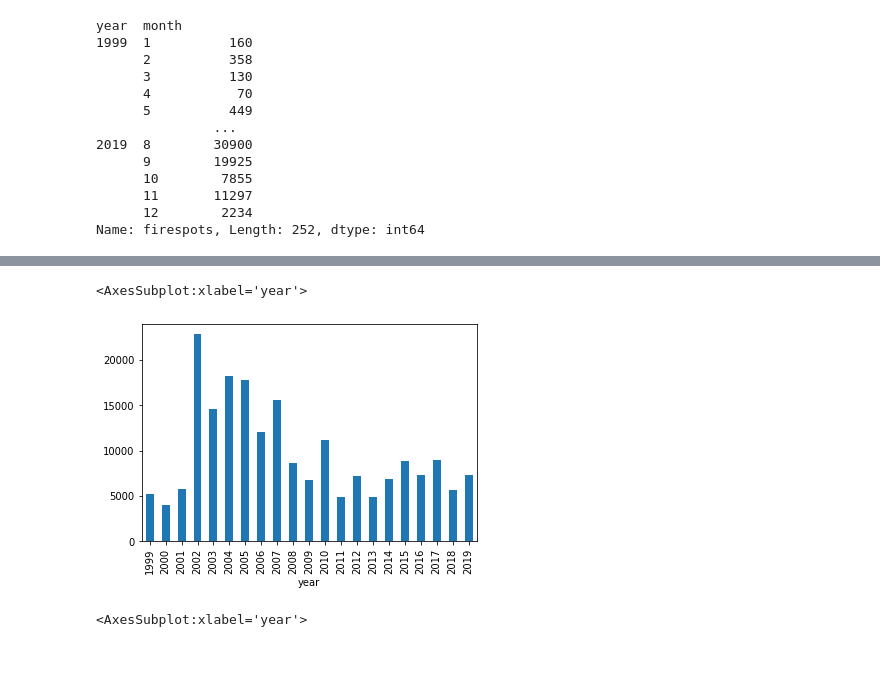
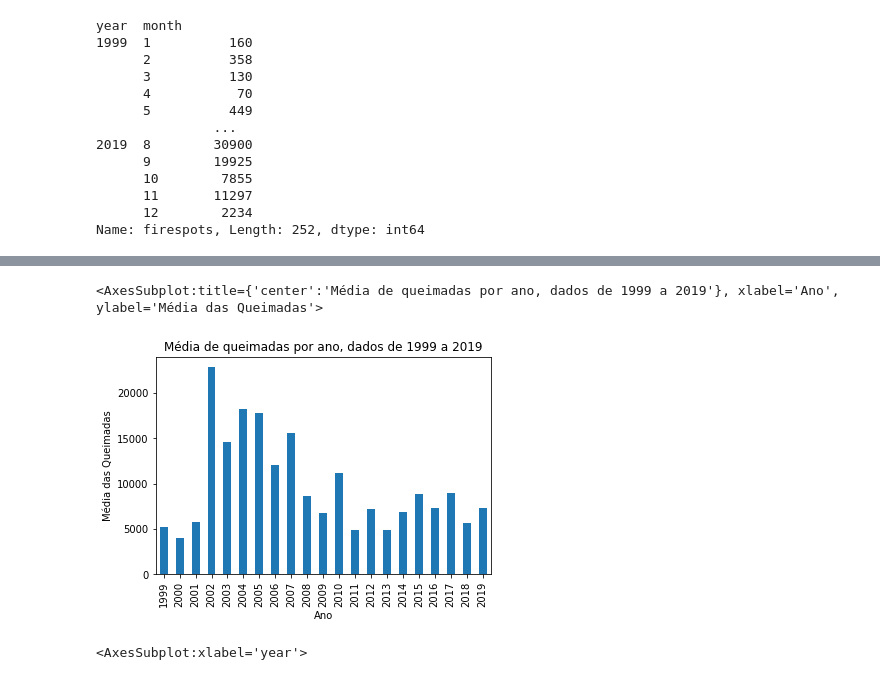
Before and after one commit to thiagomrs/icd2021projetoFinal, a Jupyter notebook: DesmatamentoDaAmazônia.ipynb, the cells around one changed output, grey strips where cells are left out. Cells and saved outputs as stored; diff of their text form; code cells hidden in the pictures.

Commit message:
Add titles and labels to axis

```diff
--- a/DesmatamentoDaAmazônia.ipynb
+++ b/DesmatamentoDaAmazônia.ipynb
@@ -515,8 +515,8 @@ sum_firespots_amz_legal.groupby('year').mean().plot()
 # %%
-sum_firespots_amz_legal.groupby('year').mean().plot(kind="bar")
+sum_firespots_amz_legal.groupby('year').mean().plot(kind="bar", title="Média de queimadas por ano, dados de 1999 a 2019", xlabel="Ano", ylabel="Média das Queimadas")
 # %% [output]
-<AxesSubplot:xlabel='year'>
+<AxesSubplot:title={'center':'Média de queimadas por ano, dados de 1999 a 2019'}, xlabel='Ano', ylabel='Média das Queimadas'>
-[figure, old version]
+[figure, new version]
 # %%
 amazon_fires_df.groupby('year')['firespots'].mean().plot()
 # %% [output]
```
Also changed, not shown: parts of 10 cells of this notebook.
